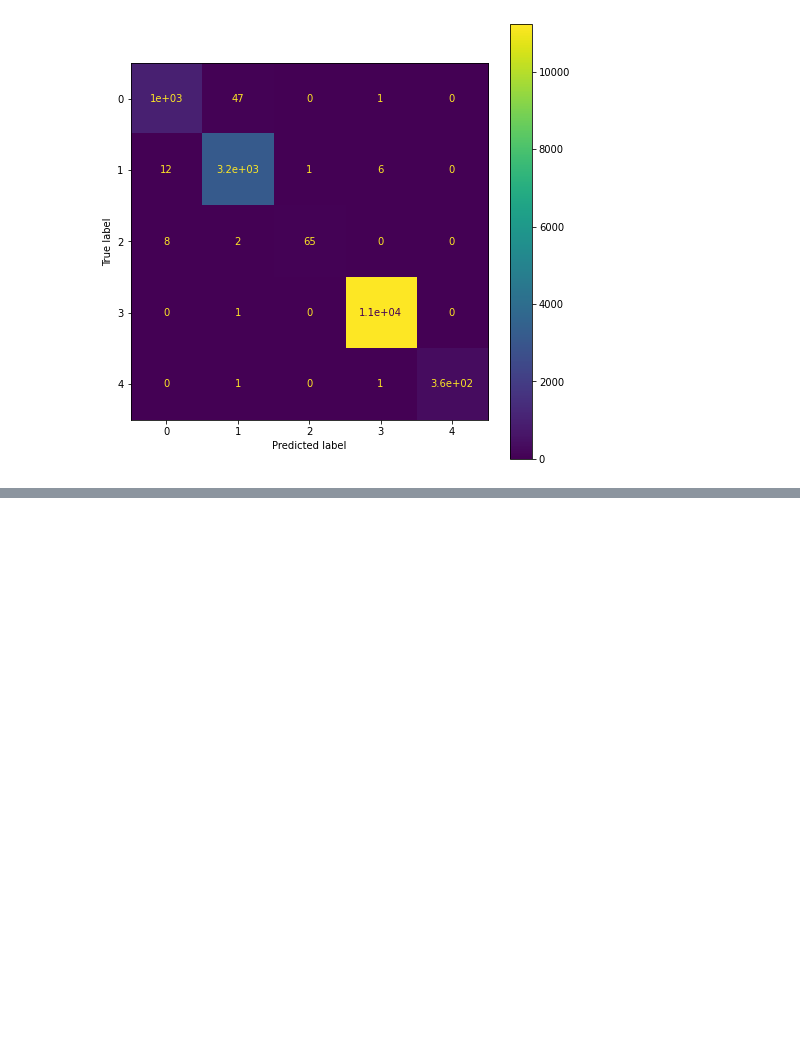
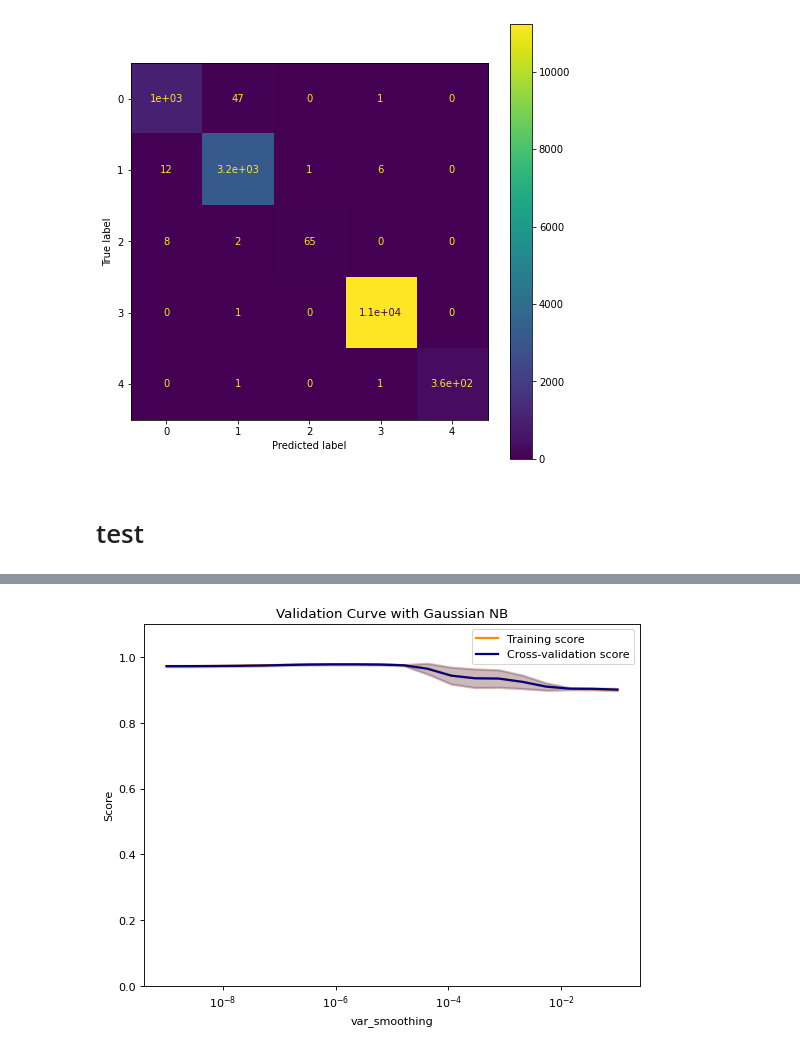
Before and after one commit to Amirosein/AGB-stars-ML-project, a Jupyter notebook: Milestone2/AGB_Project_2.ipynb, the cells around one changed output, grey strips where cells are left out. Drawn from its saved outputs; the diff is of its cells as text; code cells hidden in the pictures; blank space fills up the shorter version.

```diff
--- a/Milestone2/AGB_Project_2.ipynb
+++ b/Milestone2/AGB_Project_2.ipynb
@@ -103,7 +103,7 @@ from sklearn.model_selection import ShuffleSplit
 from sklearn.model_selection import train_test_split
 
 def plot_validation_curve(estimator, X, Y, param_range, param_name,
-                          cv=None, Modelname='', n_jobs=None):
+                          cv=None, Modelname='', n_jobs=None, xlog=False):
 
 
   clf = estimator
@@ -124,13 +124,22 @@ def plot_validation_curve(estimator, X, Y, param_range, param_name,
   plt.ylim(0.0, 1.1)
   lw = 2
 
-  plt.plot(param_range, train_scores_mean, label="Training score",
+  if (xlog):
+    plt.semilogx(param_range, train_scores_mean, label="Training score",
              color="darkorange", lw=lw)
+    plt.semilogx(param_range, test_scores_mean, label="Cross-validation score",
+             color="navy", lw=lw)
+  else:
+    plt.plot(param_range, train_scores_mean, label="Training score",
+             color="darkorange", lw=lw)
+    plt.plot(param_range, test_scores_mean, label="Cross-validation score",
+             color="navy", lw=lw)
+
+
+
   plt.fill_between(param_range, train_scores_mean - train_scores_std,
                  train_scores_mean + train_scores_std, alpha=0.2,
                  color="darkorange", lw=lw)
-  plt.plot(param_range, test_scores_mean, label="Cross-validation score",
-             color="navy", lw=lw)
   plt.fill_between(param_range, test_scores_mean - test_scores_std,
                  test_scores_mean + test_scores_std, alpha=0.2,
                  color="navy", lw=lw)
@@ -338,3 +349,16 @@ pr = np.logspace(-6, 2.4 , 2)
 estimator = SVC()
 plot_validation_curve(estimator, X, Y_O, param_range=pr, Modelname='SVC',
                       param_name='gamma', n_jobs=4)
+# %% [markdown]
+# test
+# %%
+from sklearn.naive_bayes import GaussianNB
+from sklearn.model_selection import ShuffleSplit
+
+clf = GaussianNB()
+
+cv = ShuffleSplit(n_splits=10, test_size=0.2, random_state=42)
+pr = np.logspace(-1,-9, num=20)
+plot_validation_curve(clf, X_ps, Y_O, pr, 'var_smoothing', xlog=True,
+                          cv=cv, Modelname='Gaussian NB', n_jobs=2)
+# %% [output]
@@ -340,0 +366 @@ plot_validation_curve(estimator, X, Y_O, param_range=pr, Modelname='SVC',
+[figure, added]
```
Also changed, not shown: parts of 2 cells of this notebook.
